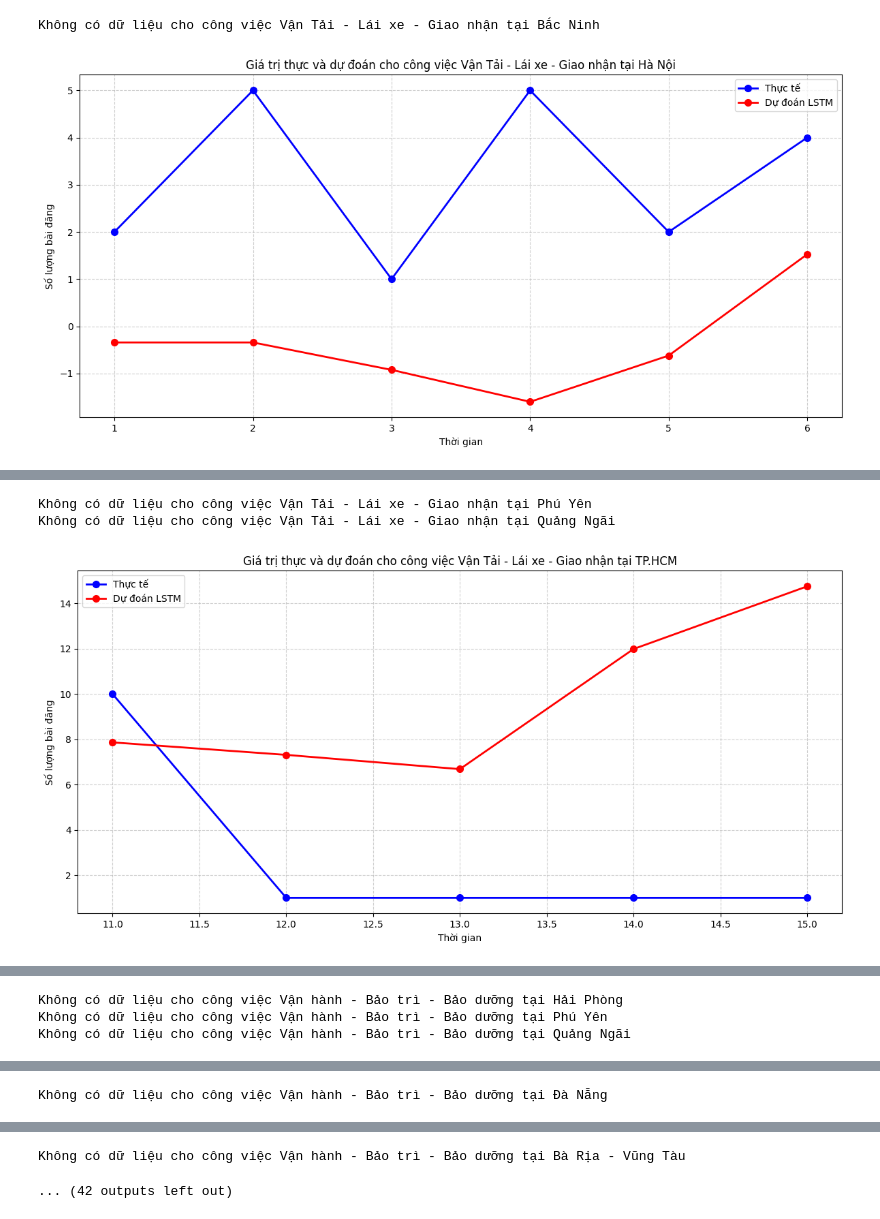
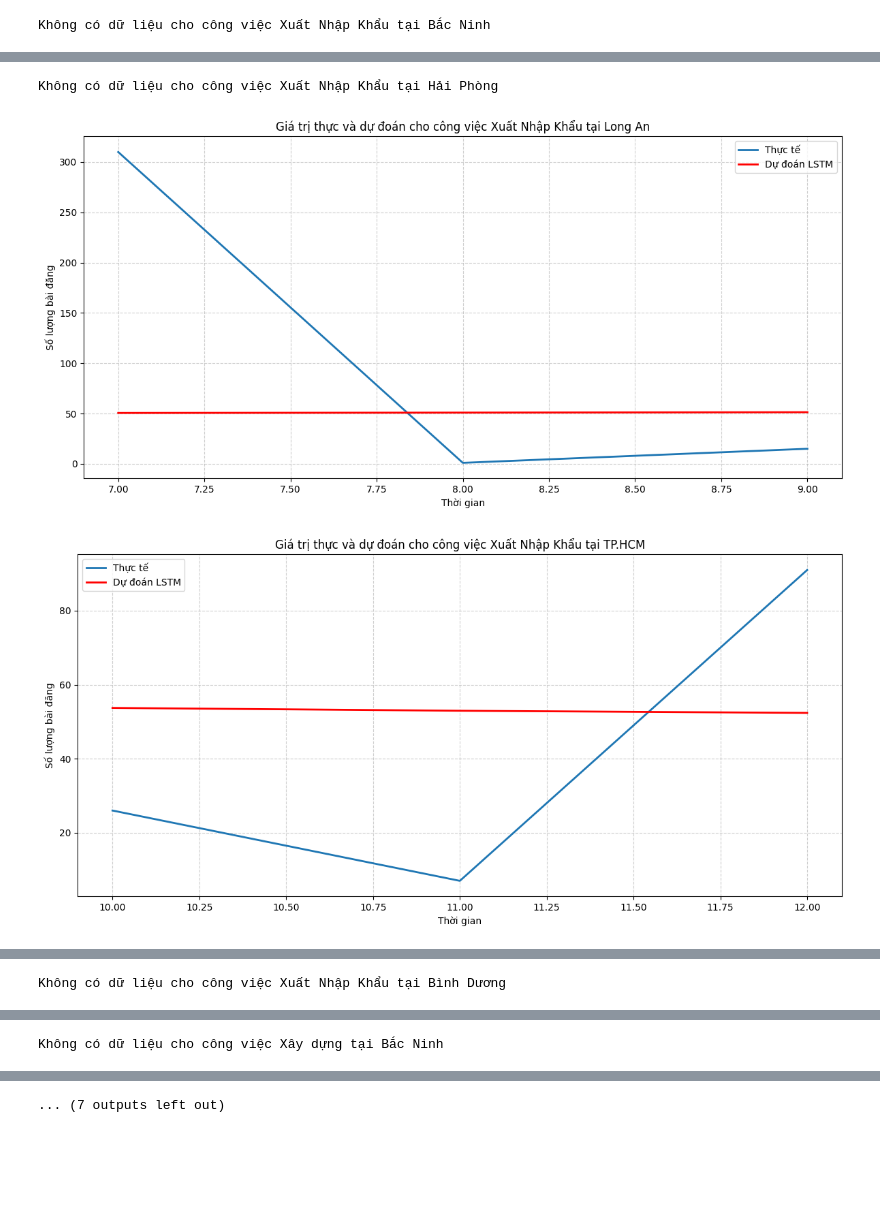
Before and after one commit to ngtantai48/CapstoneProject, a Jupyter notebook: ai/colab/forecast_job.ipynb, the cells around one changed output, grey strips where cells are left out. Cells and saved outputs as stored; diff of their text form; code cells hidden in the pictures; blank space fills up the shorter version.

```diff
--- a/ai/colab/forecast_job.ipynb
+++ b/ai/colab/forecast_job.ipynb
@@ -23,7 +23,9 @@ df = df.ffill()
 
 df['time'] = pd.to_datetime(df[['year', 'month', 'day']])
 
-aggregated_data = df.groupby(['job', 'city', 'time'])['number_of_job_posts'].sum().reset_index()
+df['month'] = df['time'].dt.to_period('M')
+
+aggregated_data = df.groupby(['job', 'city', 'month'])['number_of_job_posts'].sum().reset_index()
 
 print(aggregated_data.head())
 # %% [output]
@@ -192,7 +184,7 @@ early_stopping = EarlyStopping(monitor="val_loss", patience=10, mode="min", rest
 history = model.fit(
     X_train, y_train,
     epochs=100,
-    batch_size=32,
+    batch_size=16,
     validation_data=(X_test, y_test),
     callbacks=[early_stopping, reduce_lr],
     verbose=1,
@@ -271,8 +263,8 @@ def plot_predictions_for_jobs_and_cities(X_test, y_test_inv, test_predict, job_e
             job_city_data = test_data[(test_data['job'] == job) & (test_data['city'] == city)]
             if len(job_city_data) > 1:
                 plt.figure(figsize=(12, 6))
-                plt.plot(job_city_data.index, job_city_data['actual'], label='Thực tế', color='blue',marker='o', markersize=7, linestyle='-', linewidth=2)
-                plt.plot(job_city_data.index, job_city_data['predicted'], label='Dự đoán LSTM', color='red', marker='o', markersize=7, linestyle='-', linewidth=2)
+                plt.plot(job_city_data.index, job_city_data['actual'], label='Thực tế', linestyle='-', linewidth=2)
+                plt.plot(job_city_data.index, job_city_data['predicted'], label='Dự đoán LSTM', color='red', linestyle='-', linewidth=2)
                 plt.xlabel('Thời gian')
                 plt.ylabel('Số lượng bài đăng')
                 plt.title(f'Giá trị thực và dự đoán cho công việc {job} tại {city}')
@@ -288,2 +281 @@ plot_predictions_for_jobs_and_cities(X_test, y_test_inv, test_predict, job_encod
-Không có dữ liệu cho công việc Vận Tải - Lái xe - Giao nhận tại Bắc Ninh
+Không có dữ liệu cho công việc Xuất Nhập Khẩu tại Bắc Ninh
-[figure, old version]
@@ -291,3 +283,3 @@ Không có dữ liệu cho công việc Vận Tải - Lái xe - Giao nhận tạ
-Không có dữ liệu cho công việc Vận Tải - Lái xe - Giao nhận tại Phú Yên
-Không có dữ liệu cho công việc Vận Tải - Lái xe - Giao nhận tại Quảng Ngãi
+Không có dữ liệu cho công việc Xuất Nhập Khẩu tại Hải Phòng
-[figure, old version]
+[figure, new version]
+[figure, new version]
@@ -314,3 +289 @@ Không có dữ liệu cho công việc Vận hành - Bảo trì - Bảo dưỡn
-Không có dữ liệu cho công việc Vận hành - Bảo trì - Bảo dưỡng tại Hải Phòng
-Không có dữ liệu cho công việc Vận hành - Bảo trì - Bảo dưỡng tại Phú Yên
-Không có dữ liệu cho công việc Vận hành - Bảo trì - Bảo dưỡng tại Quảng Ngãi
+Không có dữ liệu cho công việc Xuất Nhập Khẩu tại Bình Dương
@@ -318 +291 @@ Không có dữ liệu cho công việc Vận hành - Bảo trì - Bảo dưỡn
-Không có dữ liệu cho công việc Vận hành - Bảo trì - Bảo dưỡng tại Đà Nẵng
+Không có dữ liệu cho công việc Xây dựng tại Bắc Ninh
@@ -320,2 +292 @@ Không có dữ liệu cho công việc Vận hành - Bảo trì - Bảo dưỡn
-Không có dữ liệu cho công việc Vận hành - Bảo trì - Bảo dưỡng tại Bà Rịa - Vũng Tàu
+... (7 outputs left out)
-... (42 outputs left out)
```
Also changed, not shown: parts of 10 cells of this notebook, 8 other files.
